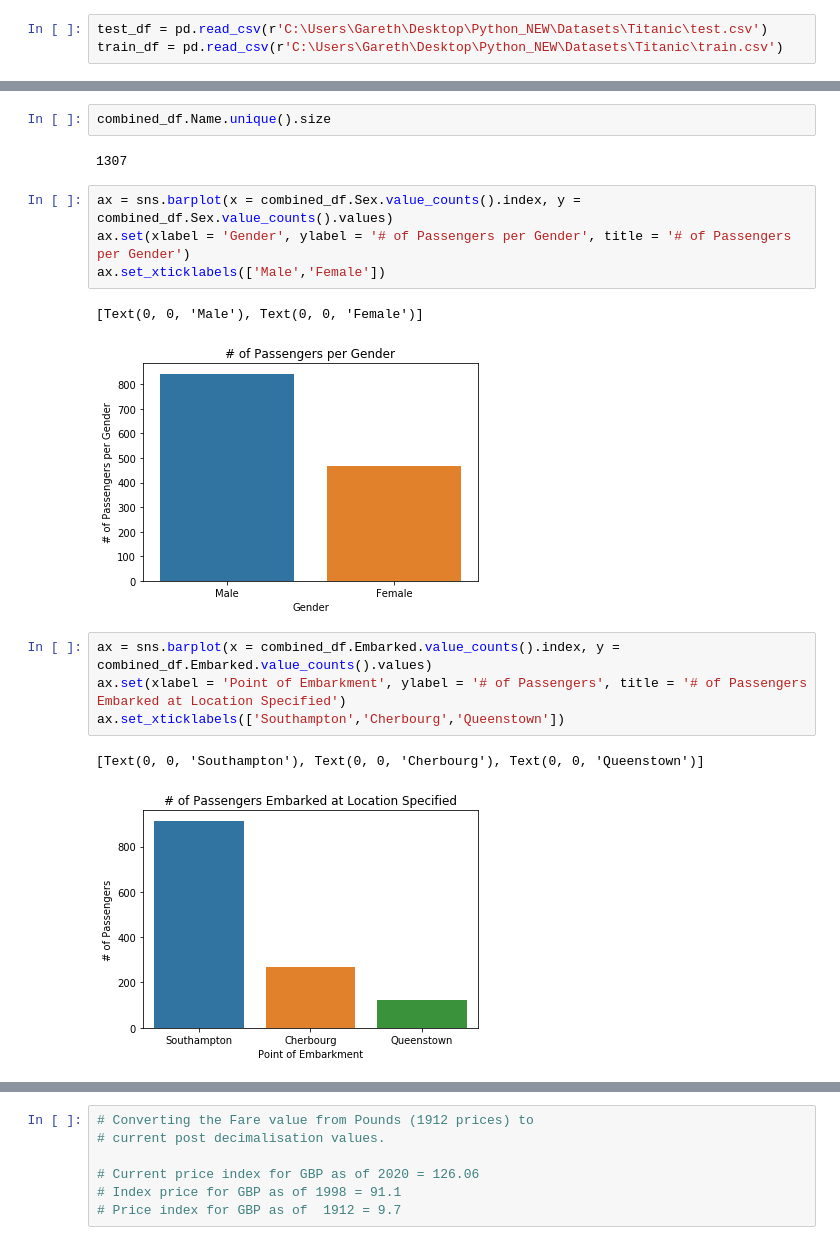
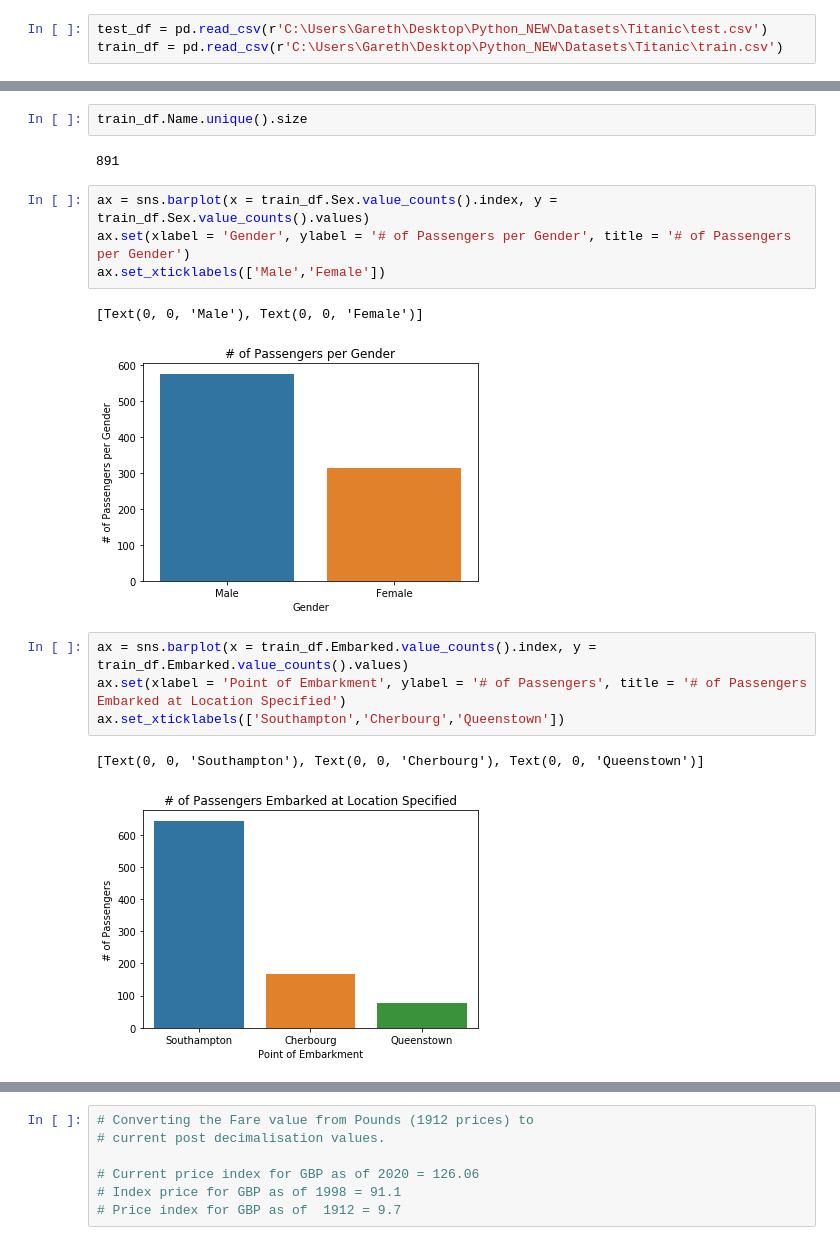
Before and after one commit to peiriant/Titanic_MLVisualization, a Jupyter notebook: Titanic Analysis.ipynb, the cells around one changed output, grey strips where cells are left out. Drawn from its saved outputs; the diff is of its cells as text.

```diff
--- a/Titanic Analysis.ipynb
+++ b/Titanic Analysis.ipynb
@@ -64,20 +73,20 @@ Survived        418
 dtype: int64
 # %%
-combined_df.Name.unique().size
+train_df.Name.unique().size
 # %% [output]
-1307
+891
 # %%
-ax = sns.barplot(x = combined_df.Sex.value_counts().index, y = combined_df.Sex.value_counts().values)
+ax = sns.barplot(x = train_df.Sex.value_counts().index, y = train_df.Sex.value_counts().values)
 ax.set(xlabel = 'Gender', ylabel = '# of Passengers per Gender', title = '# of Passengers per Gender')
 ax.set_xticklabels(['Male','Female'])
 # %% [output]
 [Text(0, 0, 'Male'), Text(0, 0, 'Female')]
-[figure, old version]
+[figure, new version]
 # %%
-ax = sns.barplot(x = combined_df.Embarked.value_counts().index, y = combined_df.Embarked.value_counts().values)
+ax = sns.barplot(x = train_df.Embarked.value_counts().index, y = train_df.Embarked.value_counts().values)
 ax.set(xlabel = 'Point of Embarkment', ylabel = '# of Passengers', title = '# of Passengers Embarked at Location Specified')
 ax.set_xticklabels(['Southampton','Cherbourg','Queenstown'])
 # %% [output]
 [Text(0, 0, 'Southampton'), Text(0, 0, 'Cherbourg'), Text(0, 0, 'Queenstown')]
-[figure, old version]
+[figure, new version]
 # %%
```
Also changed, not shown: parts of 60 cells of this notebook.
